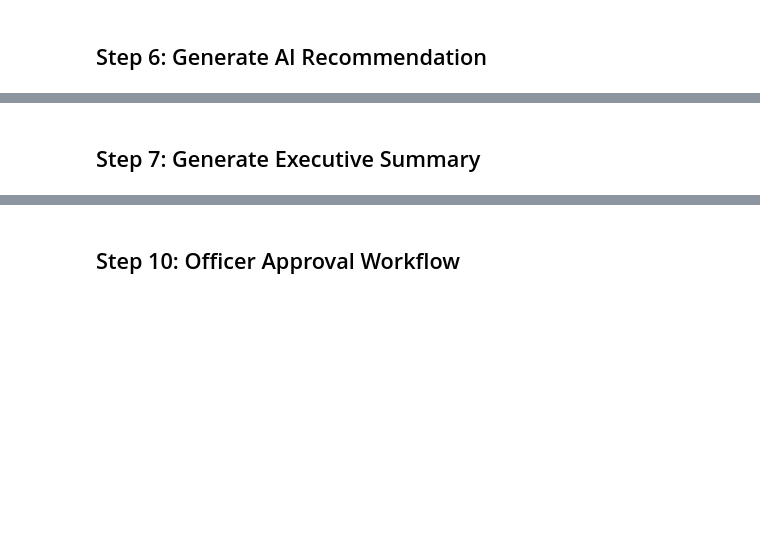
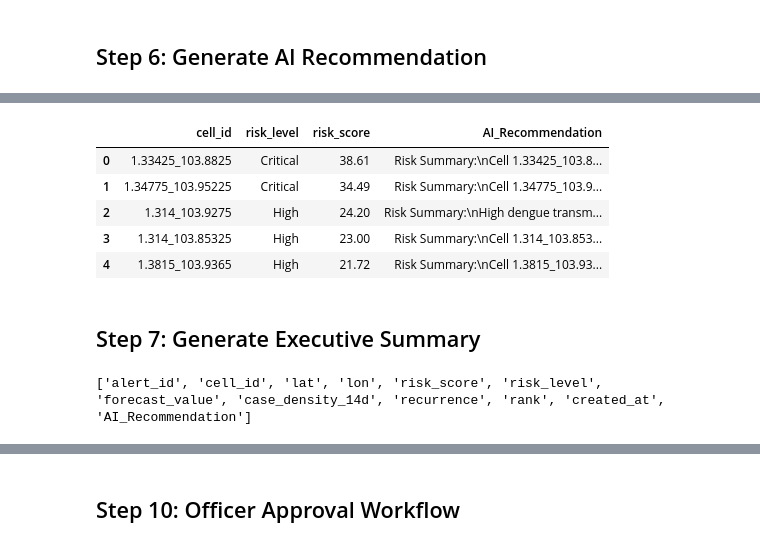
Before and after one commit to edmundzen/dengue-early-warning, a Jupyter notebook: member4_gemini.ipynb, the cells around one changed output, grey strips where cells are left out. Cells and saved outputs as stored; diff of their text form; code cells hidden in the pictures; blank space fills up the shorter version.

```diff
--- a/member4_gemini.ipynb
+++ b/member4_gemini.ipynb
@@ -91,0 +121,4 @@ Loaded 7 alerts
+# %%
+PROJECT_ID = "dengue-early-warning"
+
+bq_client = bigquery.Client(project=PROJECT_ID)
@@ -171,3 +207,17 @@ Keep the recommendations practical and concise.
+# %%
+inspection_df[[
+    "cell_id",
+    "risk_level",
+    "risk_score",
+    "AI_Recommendation"
+]].head()
+# %% [output]
+|  | cell_id | risk_level | risk_score | AI_Recommendation |
+| 0 | 1.33425_103.8825 | Critical | 38.61 | Risk Summary:\nCell 1.33425_103.8... |
+| 1 | 1.34775_103.95225 | Critical | 34.49 | Risk Summary:\nCell 1.34775_103.9... |
+| 2 | 1.314_103.9275 | High | 24.20 | Risk Summary:\nHigh dengue transm... |
+| 3 | 1.314_103.85325 | High | 23.00 | Risk Summary:\nCell 1.314_103.853... |
+| 4 | 1.3815_103.9365 | High | 21.72 | Risk Summary:\nCell 1.3815_103.93... |
 # %% [markdown]
 ## Step 7: Generate Executive Summary
 # %%
@@ -198 +257,5 @@ def executive_summary(row):
     return "Executive summary unavailable."
+# %%
+print(inspection_df.columns.tolist())
+# %% [output]
+['alert_id', 'cell_id', 'lat', 'lon', 'risk_score', 'risk_level', 'forecast_value', 'case_density_14d', 'recurrence', 'rank', 'created_at', 'AI_Recommendation']
```
Also changed, not shown: parts of 74 cells of this notebook.
